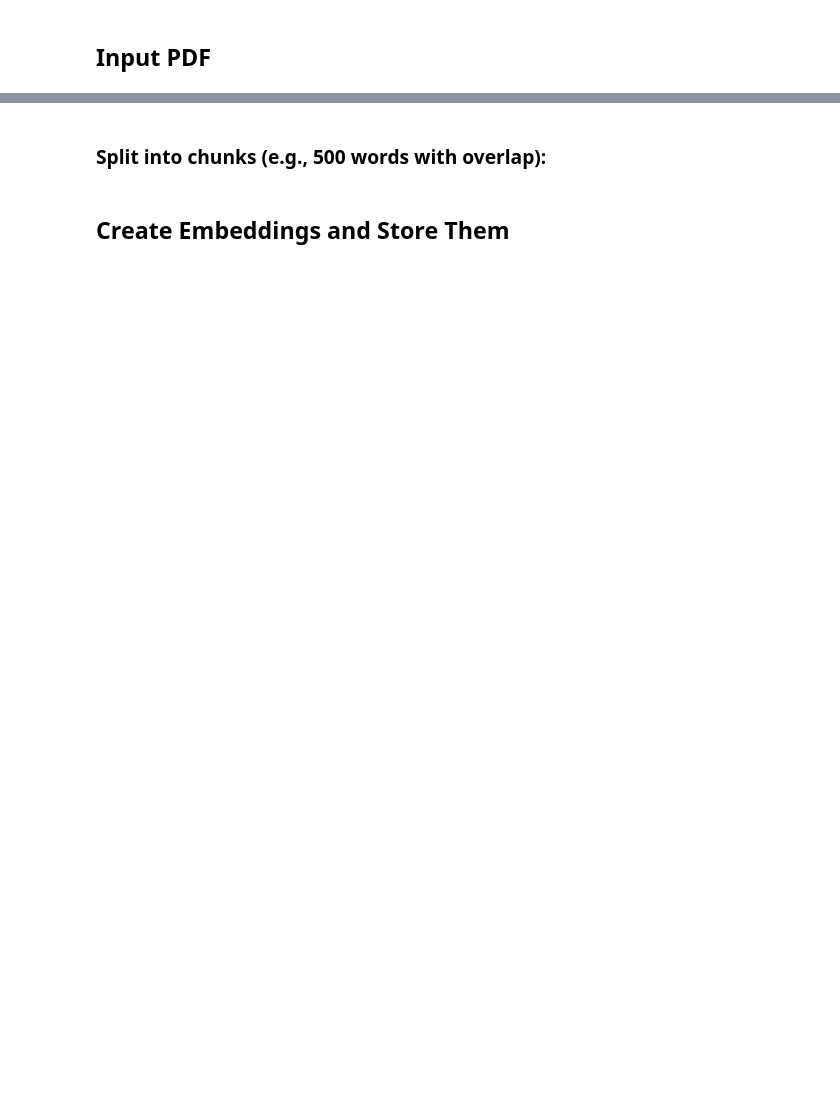
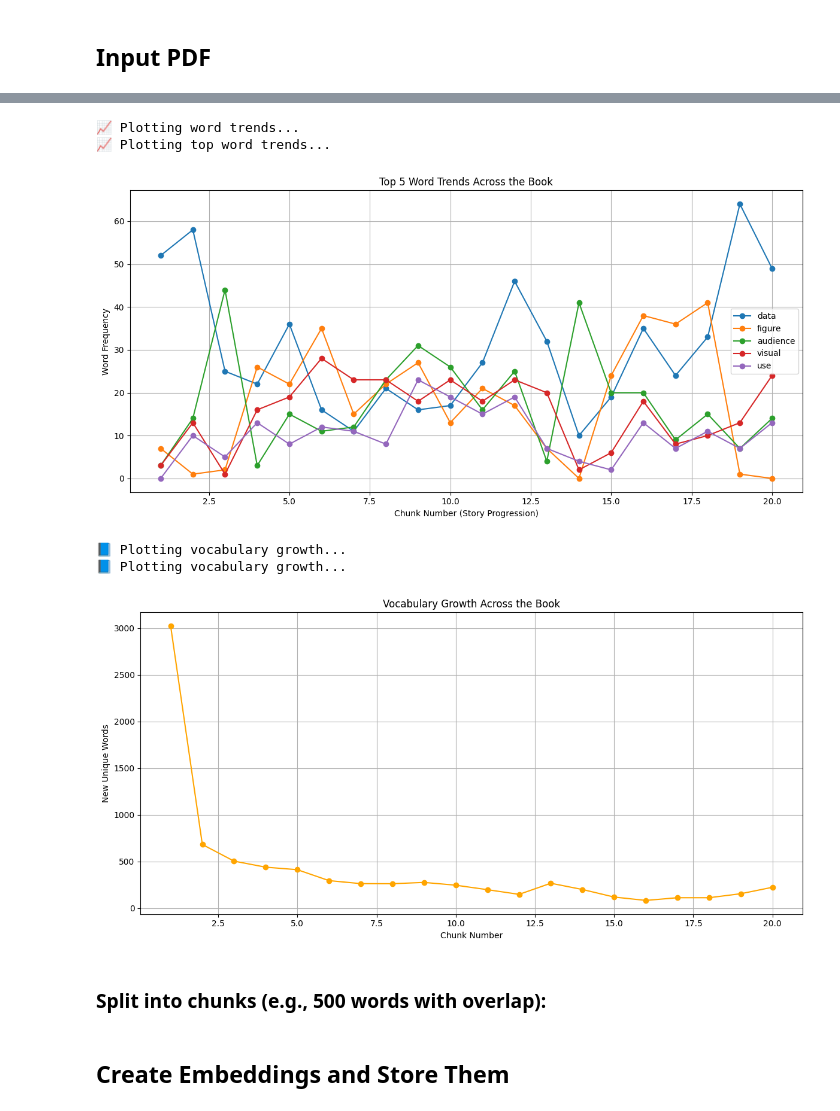
Before and after one commit to Consuk/Edutor, a Jupyter notebook: Edutor.ipynb, the cells around one changed output, grey strips where cells are left out. Cells and saved outputs as stored; diff of their text form; code cells hidden in the pictures; blank space fills up the shorter version.

```diff
--- a/Edutor.ipynb
+++ b/Edutor.ipynb
@@ -39,3 +411,39 @@ full_text = extract_text_from_pdf(r"C:\Users\Trabajo\Documents\Proyecto_terminal
+# %%
+def plot_vocabulary_growth(text, num_chunks=20):
+    print("📘 Plotting vocabulary growth...")
+
+    tokens = clean_and_tokenize(text)
+    chunk_size = len(tokens) // num_chunks
+    seen = set()
+    new_word_counts = []
+
+    for i in range(num_chunks):
+        chunk = tokens[i * chunk_size:(i + 1) * chunk_size]
+        new_words = [w for w in chunk if w not in seen]
+        seen.update(chunk)
+        new_word_counts.append(len(new_words))
+
+    plt.figure(figsize=(12, 6))
+    plt.plot(range(1, num_chunks + 1), new_word_counts, marker='o', color='orange')
+    plt.title("Vocabulary Growth Across the Book")
+    plt.xlabel("Chunk Number")
+    plt.ylabel("New Unique Words")
+    plt.grid(True)
+    plt.tight_layout()
+    plt.show()
+
+print("📈 Plotting word trends...")
+plot_top_word_trends(full_text)
+
+print("📘 Plotting vocabulary growth...")
+plot_vocabulary_growth(full_text)
+# %% [output]
+📈 Plotting word trends...
+📈 Plotting top word trends...
+[figure, added]
+📘 Plotting vocabulary growth...
+📘 Plotting vocabulary growth...
+[figure, added]
 # %% [markdown]
 ### Split into chunks (e.g., 500 words with overlap):
 # %%
```
Also changed, not shown: parts of 39 cells of this notebook, 7 other files.
